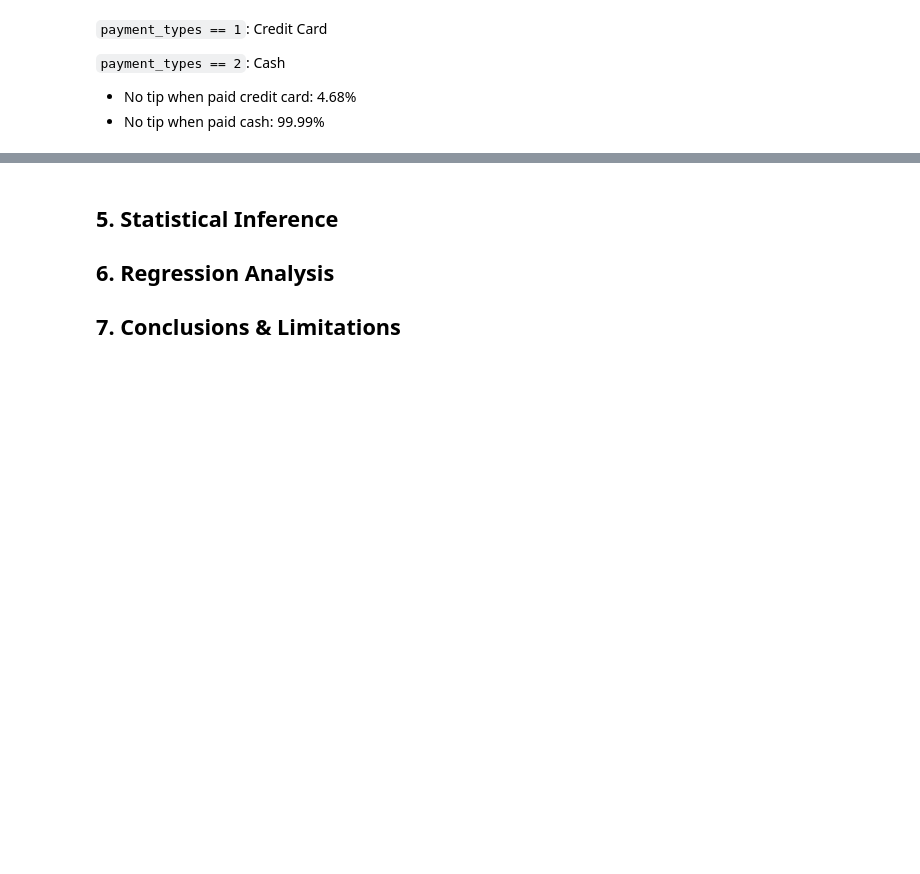
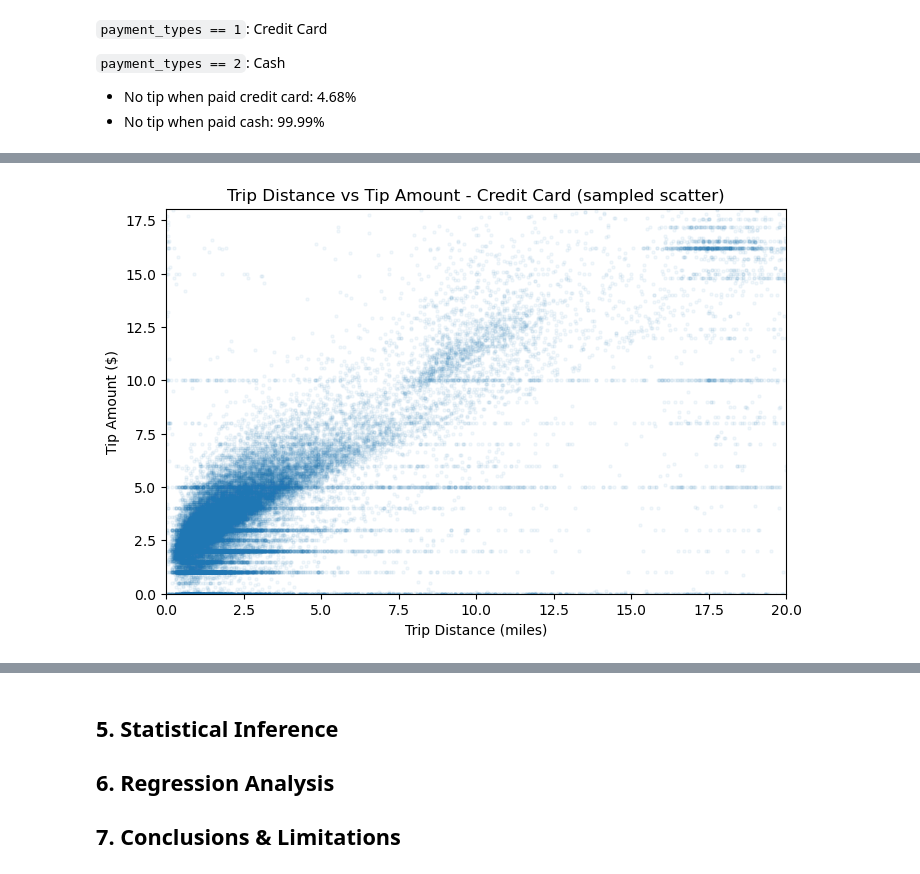
Before and after one commit to inukbaik/nyc-taxi-tipping-analysis, a Jupyter notebook: nyc_taxi_tipping_analysis.ipynb, the cells around one changed output, grey strips where cells are left out. Saved outputs shown, nothing was run; the diff lists cells and outputs as text; code cells hidden in the pictures; blank space fills up the shorter version.

```diff
--- a/nyc_taxi_tipping_analysis.ipynb
+++ b/nyc_taxi_tipping_analysis.ipynb
@@ -498,0 +395,16 @@ However, because bin counts were not incorporated here, the stability of the mea
+# %%
+df_plot = df_card.sample(n=50000, random_state=42)
+
+x_max = df_card["trip_distance"].quantile(0.99)
+y_max = df_card["tip_amount"].quantile(0.99)
+
+plt.figure(figsize=(8,5))
+plt.scatter(df_plot["trip_distance"], df_plot["tip_amount"], alpha=0.05, s=5)
+plt.xlim(0, x_max)
+plt.ylim(0, y_max)
+plt.xlabel("Trip Distance (miles)")
+plt.ylabel("Tip Amount ($)")
+plt.title("Trip Distance vs Tip Amount - Credit Card (sampled scatter)")
+plt.show()
+# %% [output]
+[figure, added]
```
Also changed, not shown: parts of 38 cells of this notebook.
